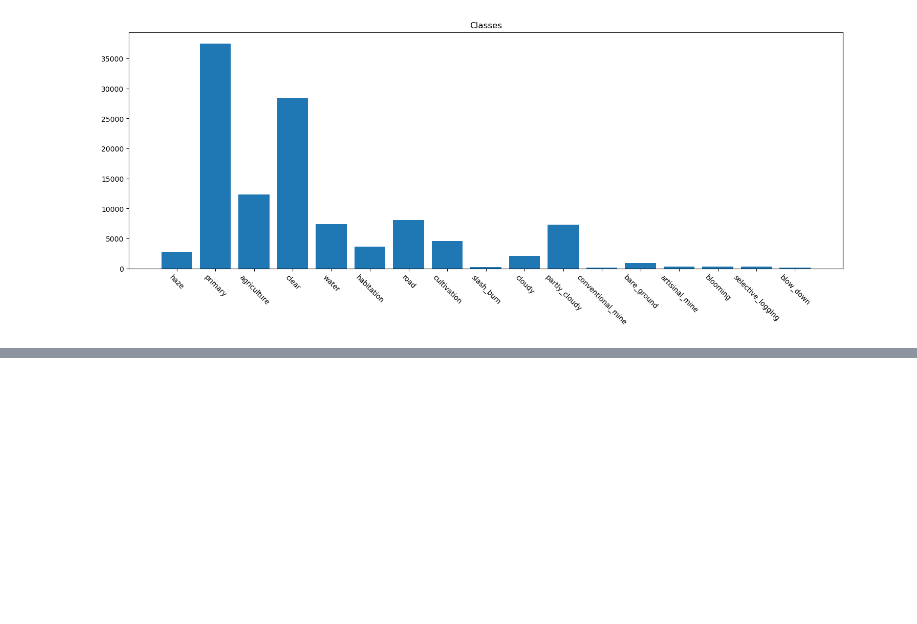
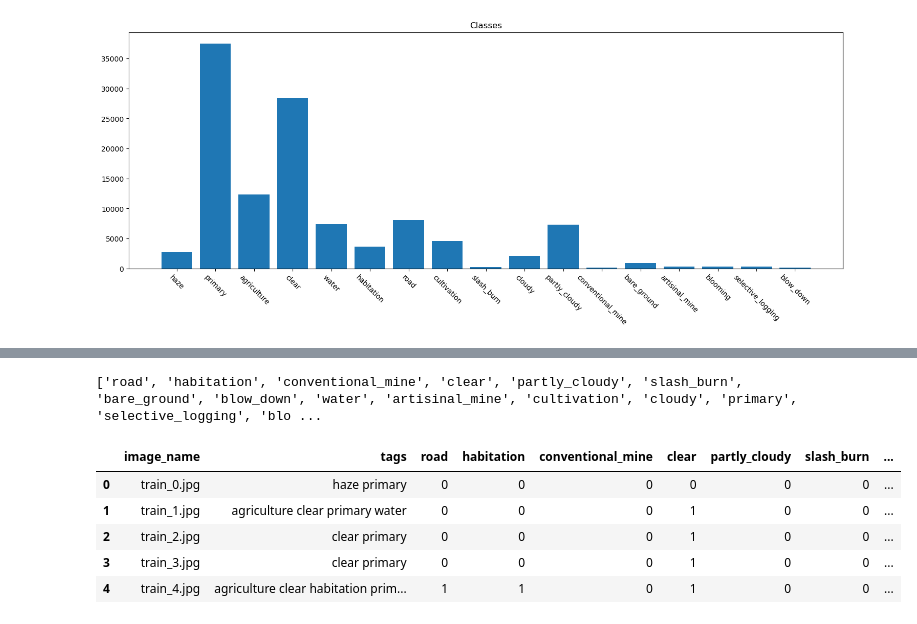
Before and after one commit to Isaac-Ndirangu-Muturi-749/Hamoye-Data-Science-Internship, a Jupyter notebook: amazon-neural-network-satellite-images.ipynb, the cells around one changed output, grey strips where cells are left out. Drawn from its saved outputs; the diff is of its cells as text; code cells hidden in the pictures; blank space fills up the shorter version.

```diff
--- a/amazon-neural-network-satellite-images.ipynb
+++ b/amazon-neural-network-satellite-images.ipynb
@@ -200,0 +262,31 @@ _________________________________________________________________
+# %%
+labels = set()
+
+def extract_unique_labels(tag_string):
+    '''
+    Takes in a string of tags, splits the tags, and stores them in a set
+    '''
+    [labels.add(tag) for tag in tag_string.split()]
+# %%
+train_label = train_label.copy()
+df_train['tags'].apply(extract_unique_labels)
+# Convert the set of unique labels to a list
+labels_list = list(labels)
+print(labels_list)
+# %% [output]
+['road', 'habitation', 'conventional_mine', 'clear', 'partly_cloudy', 'slash_burn', 'bare_ground', 'blow_down', 'water', 'artisinal_mine', 'cultivation', 'cloudy', 'primary', 'selective_logging', 'blo ...
+# %%
+# One hot encoding for the labels in train classes
+for lab in labels:
+    df_train[lab] = df_train['tags'].apply(lambda x: 1 if lab in x.split() else 0)
+
+# Adding '.jpg' extension to the 'image_name' column for consistency with image file names
+df_train['image_name'] = df_train['image_name'].apply(lambda x: f'{x}.jpg')
+df_train.head()
+# %% [output]
+|  | image_name | tags | road | habitation | conventional_mine | clear | partly_cloudy | slash_burn | ... |
+| 0 | train_0.jpg | haze primary | 0 | 0 | 0 | 0 | 0 | 0 | ... |
+| 1 | train_1.jpg | agriculture clear primary water | 0 | 0 | 0 | 1 | 0 | 0 | ... |
+| 2 | train_2.jpg | clear primary | 0 | 0 | 0 | 1 | 0 | 0 | ... |
+| 3 | train_3.jpg | clear primary | 0 | 0 | 0 | 1 | 0 | 0 | ... |
+| 4 | train_4.jpg | agriculture clear habitation prim... | 1 | 1 | 0 | 1 | 0 | 0 | ... |
```
Also changed, not shown: parts of 32 cells of this notebook.
